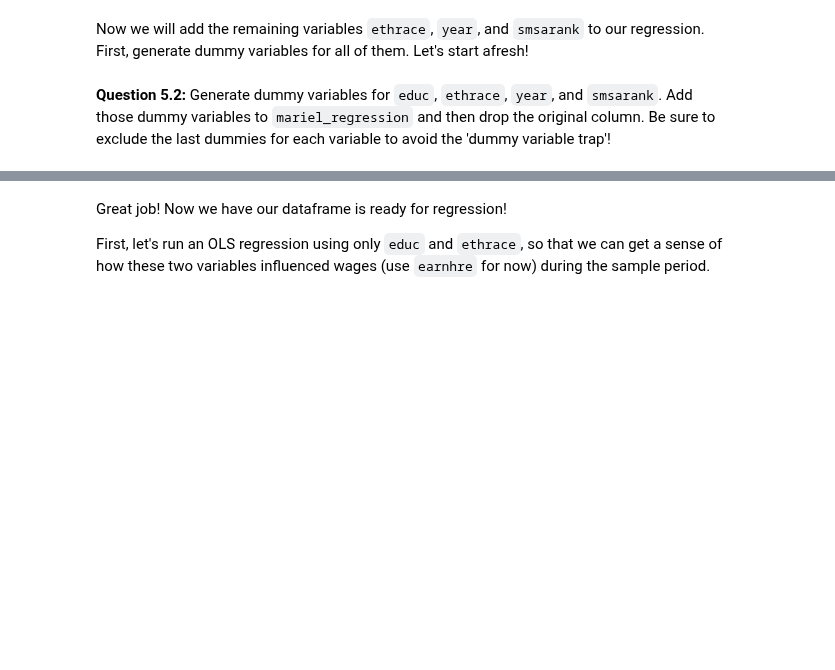
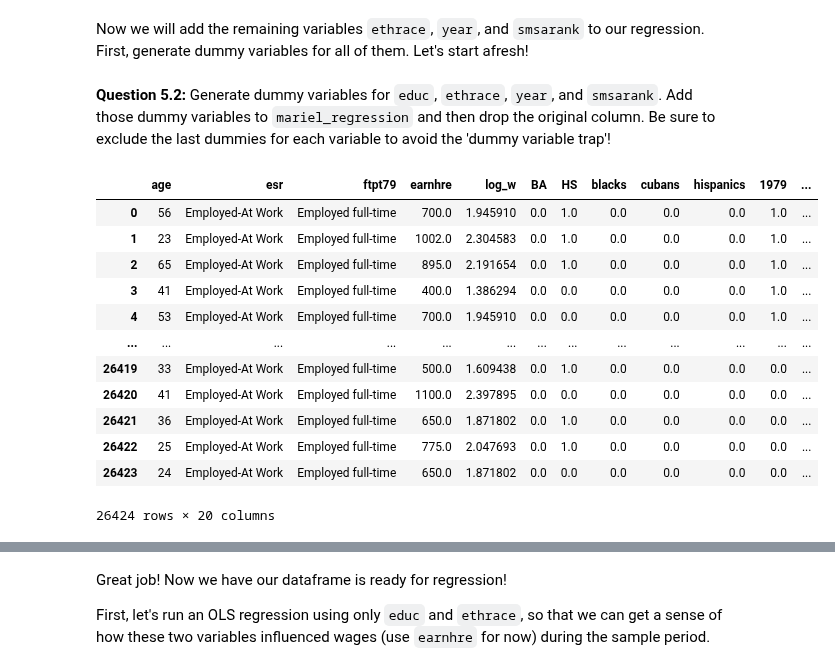
Before and after one commit to johanoelgaard/ECON148, a Jupyter notebook: proj/proj02/proj02.ipynb, the cells around one changed output, grey strips where cells are left out. Drawn from its saved outputs; the diff is of its cells as text; code cells hidden in the pictures; blank space fills up the shorter version.

```diff
--- a/proj/proj02/proj02.ipynb
+++ b/proj/proj02/proj02.ipynb
@@ -550,2 +598,25 @@ mariel_regression
+# %%
+mariel_regression = mariel_full_time.copy()
+vars = ['educ', 'ethrace', 'year', 'smsarank']
+for var in vars:
+    dummy = pd.get_dummies(mariel_regression[var], dtype=float)
+    dummy = dummy.iloc[:,:-1]
+    mariel_regression = mariel_regression.join(dummy)
+    mariel_regression = mariel_regression.drop([var],axis=1)
+mariel_regression
+# %% [output]
+|  | age | esr | ftpt79 | earnhre | log_w | BA | HS | blacks | cubans | hispanics | 1979 | ... |
+| 0 | 56 | Employed-At Work | Employed full-time | 700.0 | 1.945910 | 0.0 | 1.0 | 0.0 | 0.0 | 0.0 | 1.0 | ... |
+| 1 | 23 | Employed-At Work | Employed full-time | 1002.0 | 2.304583 | 0.0 | 1.0 | 0.0 | 0.0 | 0.0 | 1.0 | ... |
+| 2 | 65 | Employed-At Work | Employed full-time | 895.0 | 2.191654 | 0.0 | 1.0 | 0.0 | 0.0 | 0.0 | 1.0 | ... |
+| 3 | 41 | Employed-At Work | Employed full-time | 400.0 | 1.386294 | 0.0 | 0.0 | 0.0 | 0.0 | 0.0 | 1.0 | ... |
+| 4 | 53 | Employed-At Work | Employed full-time | 700.0 | 1.945910 | 0.0 | 0.0 | 0.0 | 0.0 | 0.0 | 1.0 | ... |
+| ... | ... | ... | ... | ... | ... | ... | ... | ... | ... | ... | ... | ... |
+| 26419 | 33 | Employed-At Work | Employed full-time | 500.0 | 1.609438 | 0.0 | 1.0 | 0.0 | 0.0 | 0.0 | 0.0 | ... |
+| 26420 | 41 | Employed-At Work | Employed full-time | 1100.0 | 2.397895 | 0.0 | 0.0 | 0.0 | 0.0 | 0.0 | 0.0 | ... |
+| 26421 | 36 | Employed-At Work | Employed full-time | 650.0 | 1.871802 | 0.0 | 1.0 | 0.0 | 0.0 | 0.0 | 0.0 | ... |
+| 26422 | 25 | Employed-At Work | Employed full-time | 775.0 | 2.047693 | 0.0 | 1.0 | 0.0 | 0.0 | 0.0 | 0.0 | ... |
+| 26423 | 24 | Employed-At Work | Employed full-time | 650.0 | 1.871802 | 0.0 | 0.0 | 0.0 | 0.0 | 0.0 | 0.0 | ... |
+26424 rows × 20 columns
 # %%
 grader.check("q5_2")
```
Also changed, not shown: parts of 29 cells of this notebook, 1 other file.
